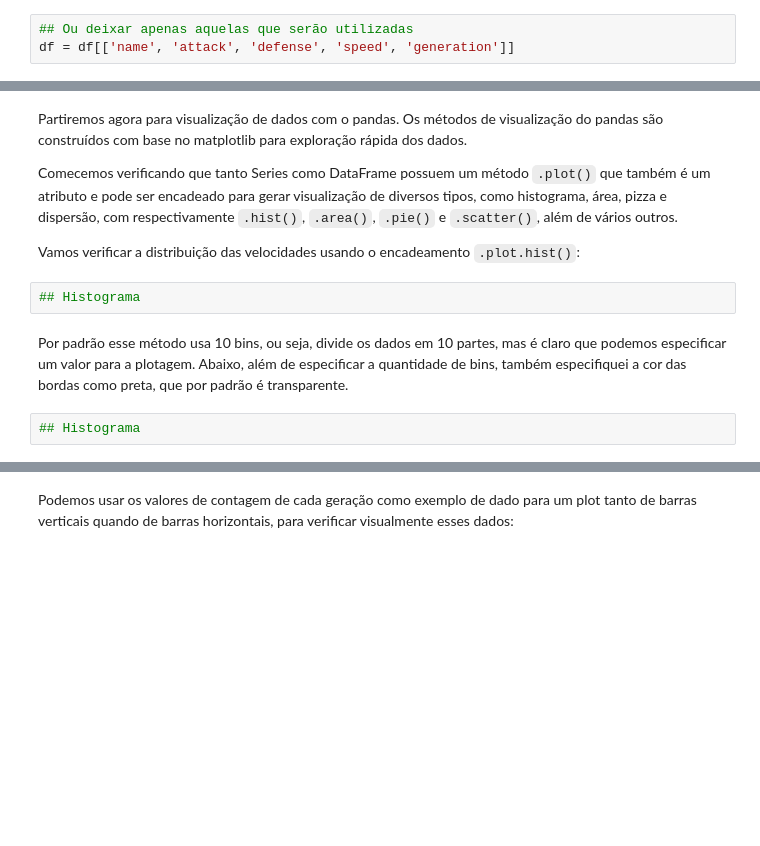
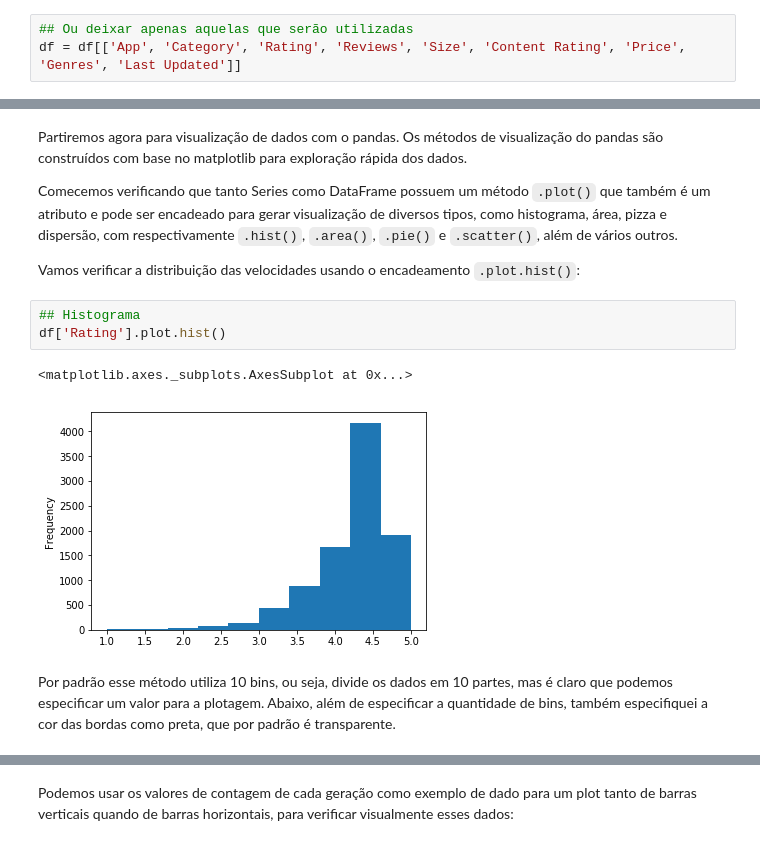
Before and after one commit to wenneton/minicurso-pandas-indt, a Jupyter notebook: minicurso_pandas_solucao.ipynb, the cells around one changed output, grey strips where cells are left out. Drawn from its saved outputs; the diff is of its cells as text; blank space fills up the shorter version.

```diff
--- a/minicurso_pandas_solucao.ipynb
+++ b/minicurso_pandas_solucao.ipynb
@@ -320,6 +312,6 @@ df.head()
 # %%
 ## Ou deixar apenas aquelas que serão utilizadas
-df = df[['name', 'attack', 'defense', 'speed', 'generation']]
+df = df[['App', 'Category', 'Rating', 'Reviews', 'Size', 'Content Rating', 'Price', 'Genres', 'Last Updated']]
 # %%
 ## Visualizando os tipos do dataset
 df.dtypes
@@ -462,7 +501,9 @@ Comecemos verificando que tanto Series como DataFrame possuem um método `.plot(
 Vamos verificar a distribuição das velocidades usando o encadeamento `.plot.hist()`:
 # %%
 ## Histograma
+df['Rating'].plot.hist()
+# %% [output]
+<matplotlib.axes._subplots.AxesSubplot at 0x...>
+[figure, added]
 # %% [markdown]
-Por padrão esse método usa 10 bins, ou seja, divide os dados em 10 partes, mas é claro que podemos especificar um valor para a plotagem. Abaixo, além de especificar a quantidade de bins, também especifiquei a cor das bordas como preta, que por padrão é transparente.
+Por padrão esse método utiliza 10 bins, ou seja, divide os dados em 10 partes, mas é claro que podemos especificar um valor para a plotagem. Abaixo, além de especificar a quantidade de bins, também especifiquei a cor das bordas como preta, que por padrão é transparente.
-# %%
-## Histograma
```
Also changed, not shown: parts of 41 cells of this notebook, 3 other files.
